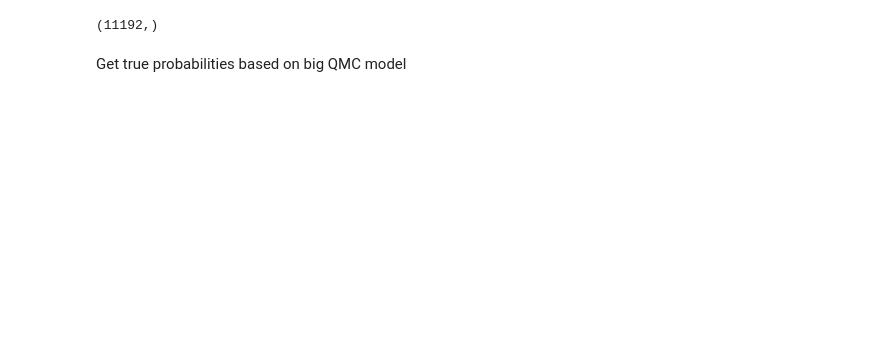
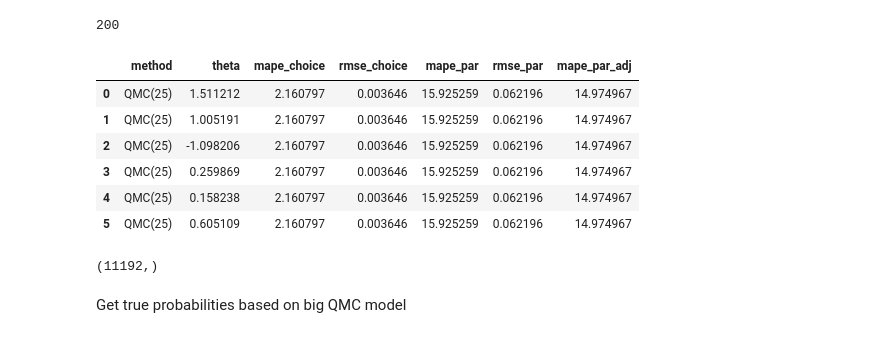
Before and after one commit to njajanssen/Thesis, a Jupyter notebook: result_analyse.ipynb, the cells around one changed output. Drawn from its saved outputs; the diff is of its cells as text; code cells hidden in the pictures; blank space fills up the shorter version.

```diff
--- a/result_analyse.ipynb
+++ b/result_analyse.ipynb
@@ -18,15 +18,28 @@ X, Y = load_data('data/data.npy')
 # %%
 def summarize_data(model):
     #model should be in method(draws) format
     result = []
     for file in os.listdir('.\\resultaten\\%s'%(model)):
-        if file.endswith('%s_dgp_results.p'%(model)) and len(result)<200:
+        if file.endswith('%s_dgptest_results.p'%(model)) and len(result)<200:
             infile = open(os.path.join('.\\resultaten\\%s'%(model), file), 'rb')
             opt_list = pickle.load(infile)
             [result.append(i) for i in opt_list]
 
 #     pickle.dump( result, open( "./resultaten/%s/mcdgp%s_utsdgp_all_results.p" %(model,model), "wb" ) )
     return result
+m_data = summarize_data('QMC(25)')
+res = get_results(m_data,'QMC(25)',all_probs)
+df = pd.DataFrame.from_dict(res)
+df
+# %% [output]
+200
+|  | method | theta | mape_choice | rmse_choice | mape_par | rmse_par | mape_par_adj |
+| 0 | QMC(25) | 1.511212 | 2.160797 | 0.003646 | 15.925259 | 0.062196 | 14.974967 |
+| 1 | QMC(25) | 1.005191 | 2.160797 | 0.003646 | 15.925259 | 0.062196 | 14.974967 |
+| 2 | QMC(25) | -1.098206 | 2.160797 | 0.003646 | 15.925259 | 0.062196 | 14.974967 |
+| 3 | QMC(25) | 0.259869 | 2.160797 | 0.003646 | 15.925259 | 0.062196 | 14.974967 |
+| 4 | QMC(25) | 0.158238 | 2.160797 | 0.003646 | 15.925259 | 0.062196 | 14.974967 |
+| 5 | QMC(25) | 0.605109 | 2.160797 | 0.003646 | 15.925259 | 0.062196 | 14.974967 |
 # %%
 # @njit
 def probs(X,model,theta):
```
Also changed, not shown: parts of 3 cells of this notebook, 7 other files.
